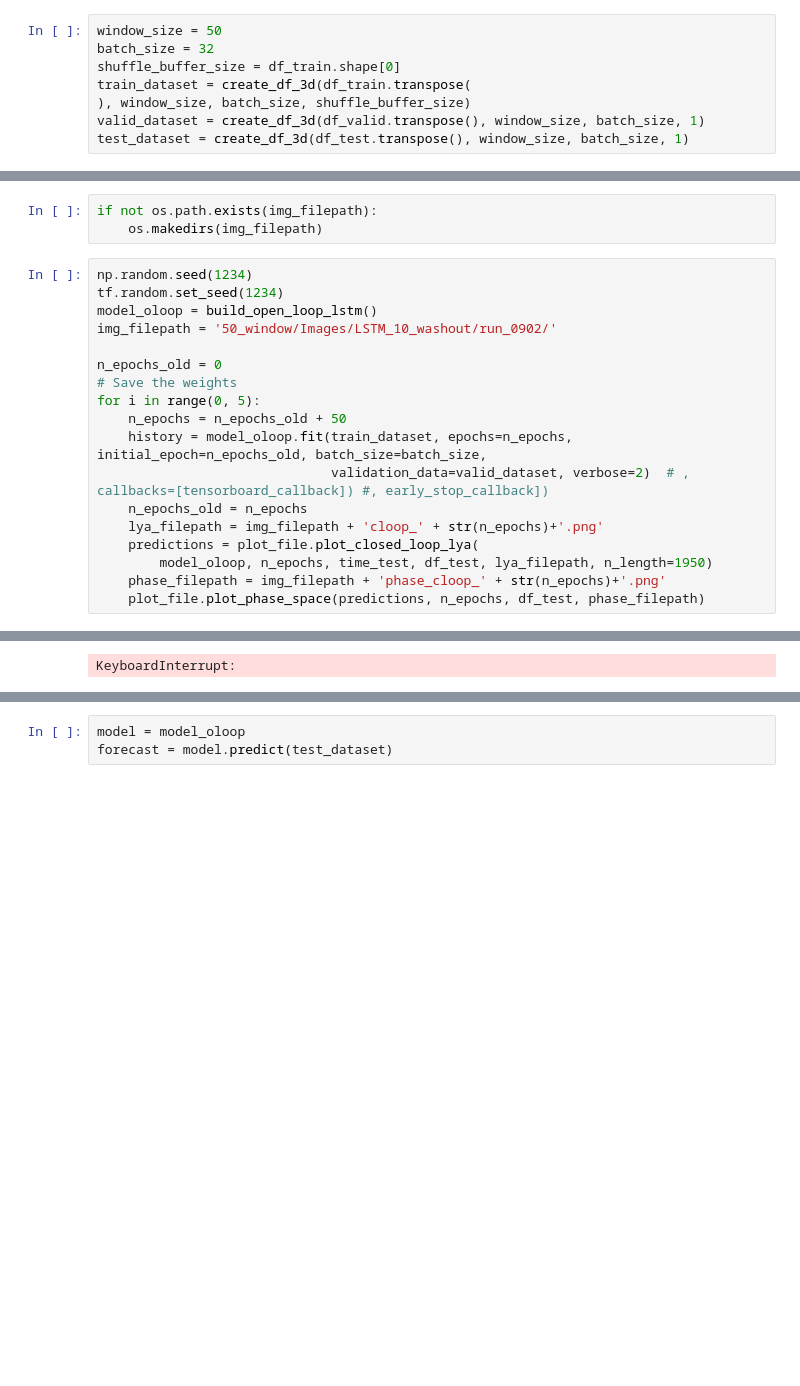
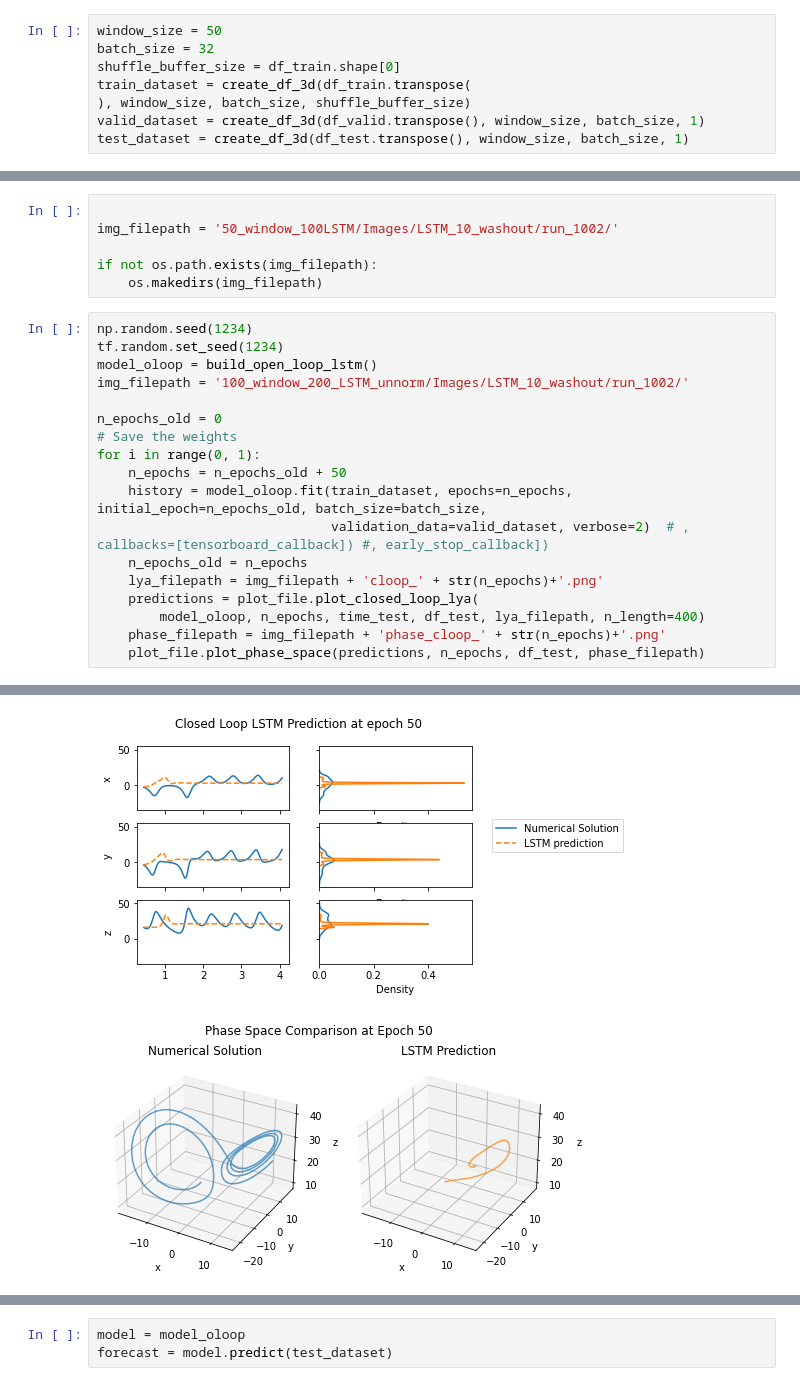
Before and after one commit to MagriLab/POLA-LSTM, a Jupyter notebook: LSTM_shortened.ipynb, the cells around one changed output, grey strips where cells are left out. Drawn from its saved outputs; the diff is of its cells as text; blank space fills up the shorter version.

```diff
--- a/LSTM_shortened.ipynb
+++ b/LSTM_shortened.ipynb
@@ -149,22 +247,25 @@ no network prediction yet
 # %%
+
+img_filepath = '50_window_100LSTM/Images/LSTM_10_washout/run_1002/'
+
 if not os.path.exists(img_filepath):
     os.makedirs(img_filepath)
 # %%
 np.random.seed(1234)
 tf.random.set_seed(1234)
 model_oloop = build_open_loop_lstm()
-img_filepath = '50_window/Images/LSTM_10_washout/run_0902/'
+img_filepath = '100_window_200_LSTM_unnorm/Images/LSTM_10_washout/run_1002/'
 
 n_epochs_old = 0
 # Save the weights
-for i in range(0, 5):
+for i in range(0, 1):
     n_epochs = n_epochs_old + 50
     history = model_oloop.fit(train_dataset, epochs=n_epochs, initial_epoch=n_epochs_old, batch_size=batch_size,
                               validation_data=valid_dataset, verbose=2)  # , callbacks=[tensorboard_callback]) #, early_stop_callback])
     n_epochs_old = n_epochs
     lya_filepath = img_filepath + 'cloop_' + str(n_epochs)+'.png'
     predictions = plot_file.plot_closed_loop_lya(
-        model_oloop, n_epochs, time_test, df_test, lya_filepath, n_length=1950)
+        model_oloop, n_epochs, time_test, df_test, lya_filepath, n_length=400)
     phase_filepath = img_filepath + 'phase_cloop_' + str(n_epochs)+'.png'
     plot_file.plot_phase_space(predictions, n_epochs, df_test, phase_filepath)
 # %% [output]
@@ -172 +289,2 @@ Epoch 1/50
-KeyboardInterrupt:
+[figure, added]
+[figure, added]
```
Also changed, not shown: parts of 25 cells of this notebook, 8 other files.
